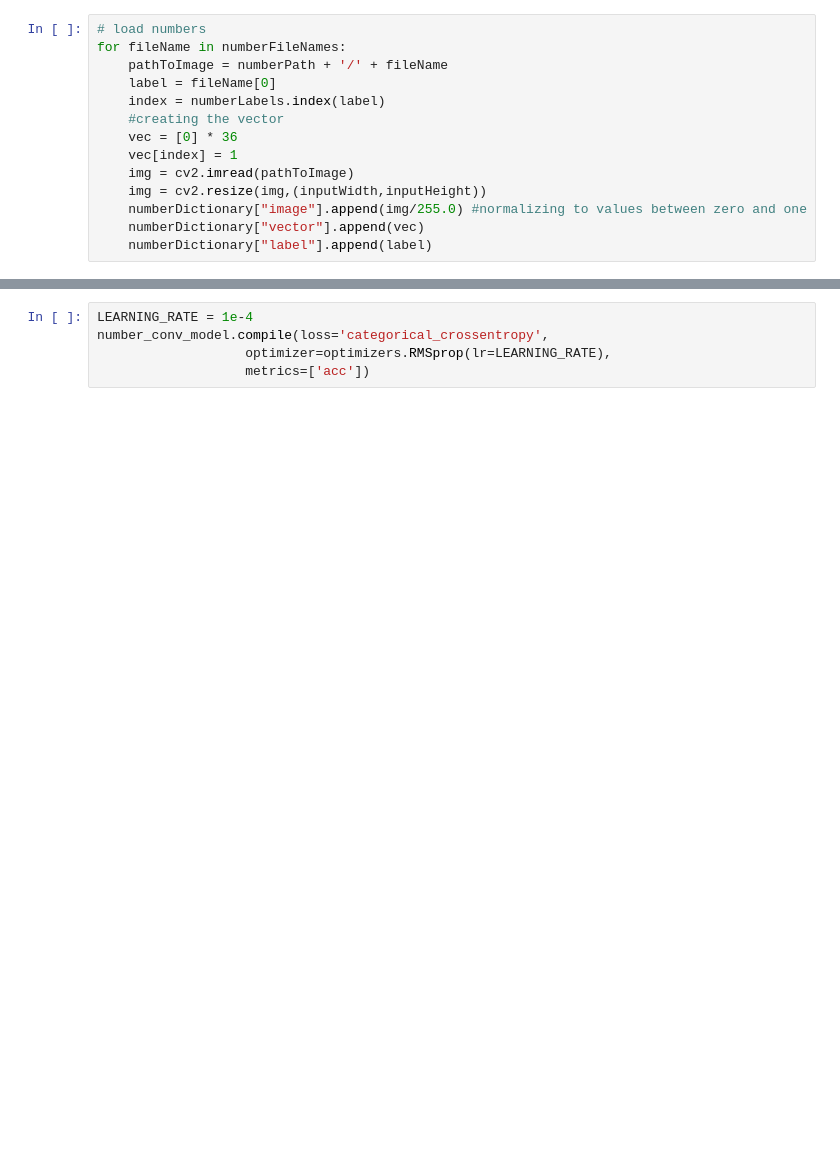
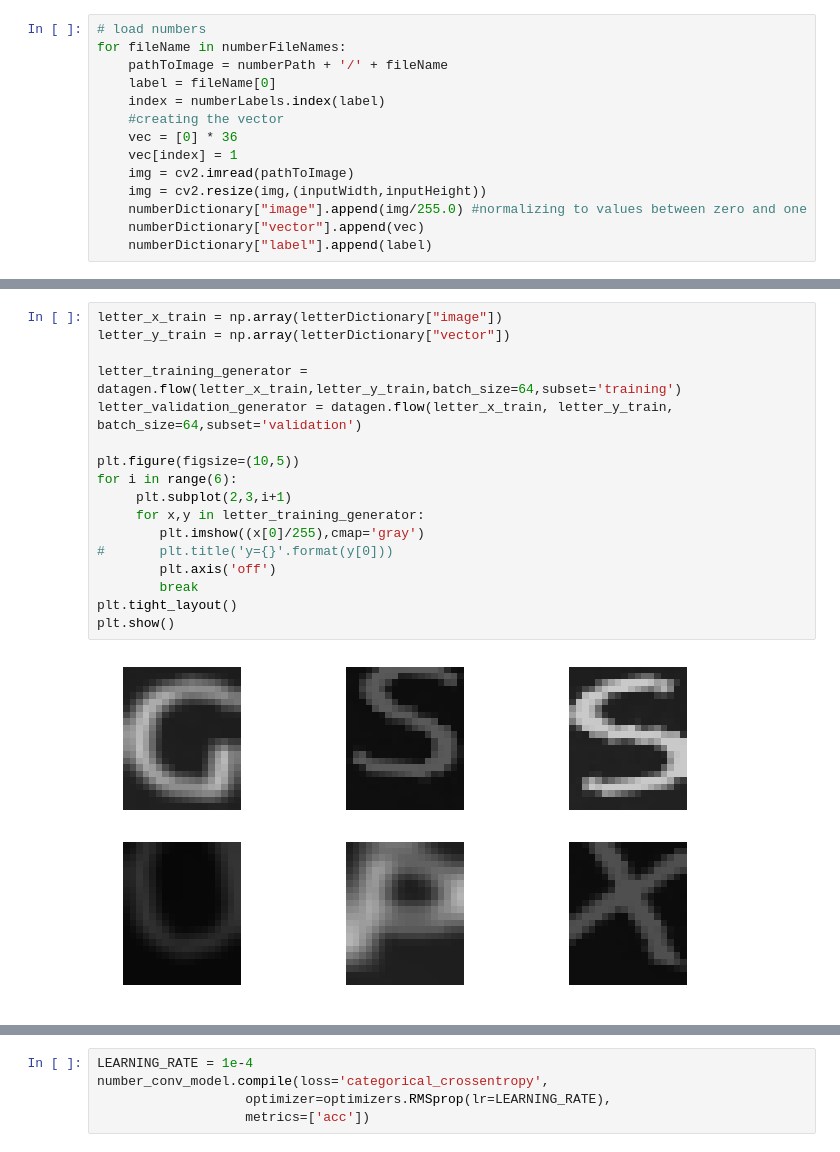
Before and after one commit to kzizz/license_plate_detection_CNN, a Jupyter notebook: Data Generation for CNN.ipynb, the cells around one changed output, grey strips where cells are left out. Cells and saved outputs as stored; diff of their text form; blank space fills up the shorter version.

```diff
--- a/Data Generation for CNN.ipynb
+++ b/Data Generation for CNN.ipynb
@@ -147,3 +152,22 @@ plt.show()
+# %%
+letter_x_train = np.array(letterDictionary["image"])
+letter_y_train = np.array(letterDictionary["vector"])
+
+letter_training_generator = datagen.flow(letter_x_train,letter_y_train,batch_size=64,subset='training')
+letter_validation_generator = datagen.flow(letter_x_train, letter_y_train, batch_size=64,subset='validation')
+
+plt.figure(figsize=(10,5))
+for i in range(6):
+     plt.subplot(2,3,i+1)
+     for x,y in letter_training_generator:
+        plt.imshow((x[0]/255),cmap='gray')
+#       plt.title('y={}'.format(y[0]))
+        plt.axis('off')
+        break
+plt.tight_layout()
+plt.show()
+# %% [output]
+[figure, added]
 # %%
 # set up CNN model for numbers
 number_conv_model = models.Sequential()
```
Also changed, not shown: parts of 17 cells of this notebook, 3 other files.
